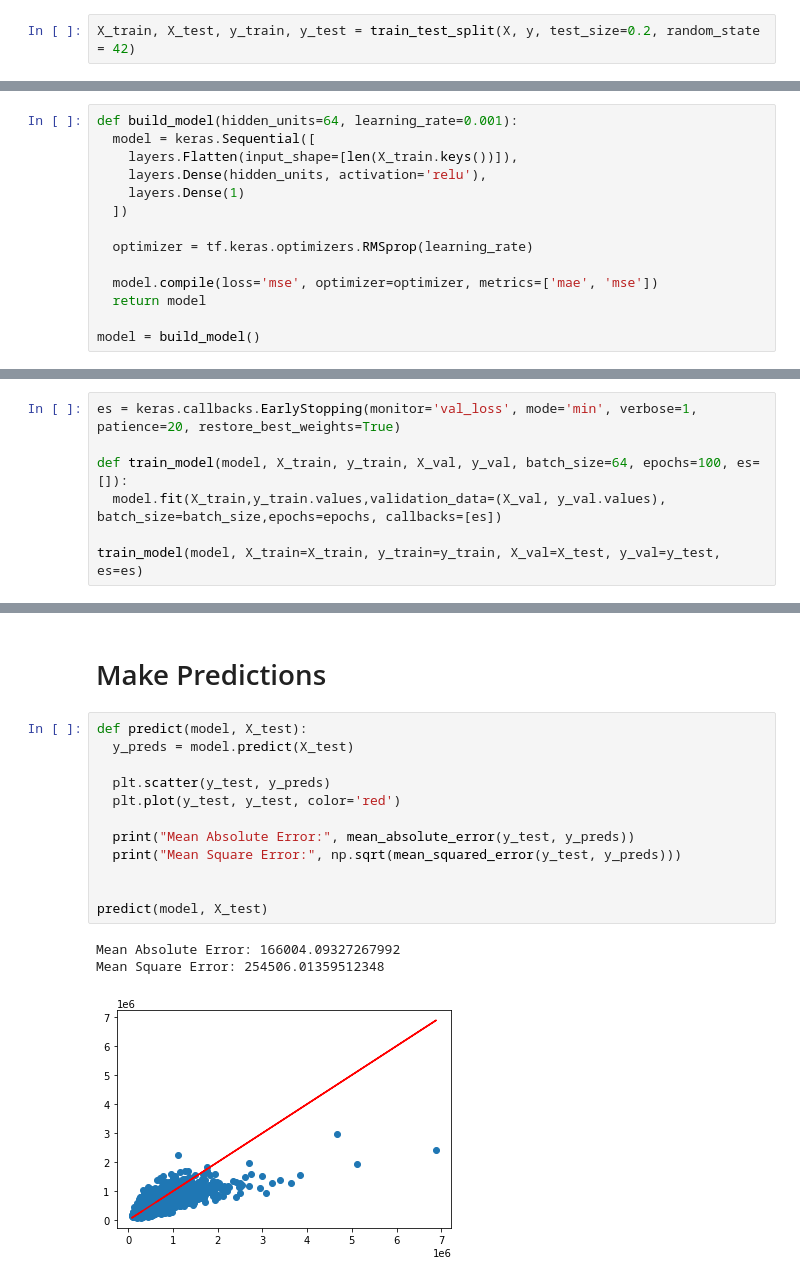
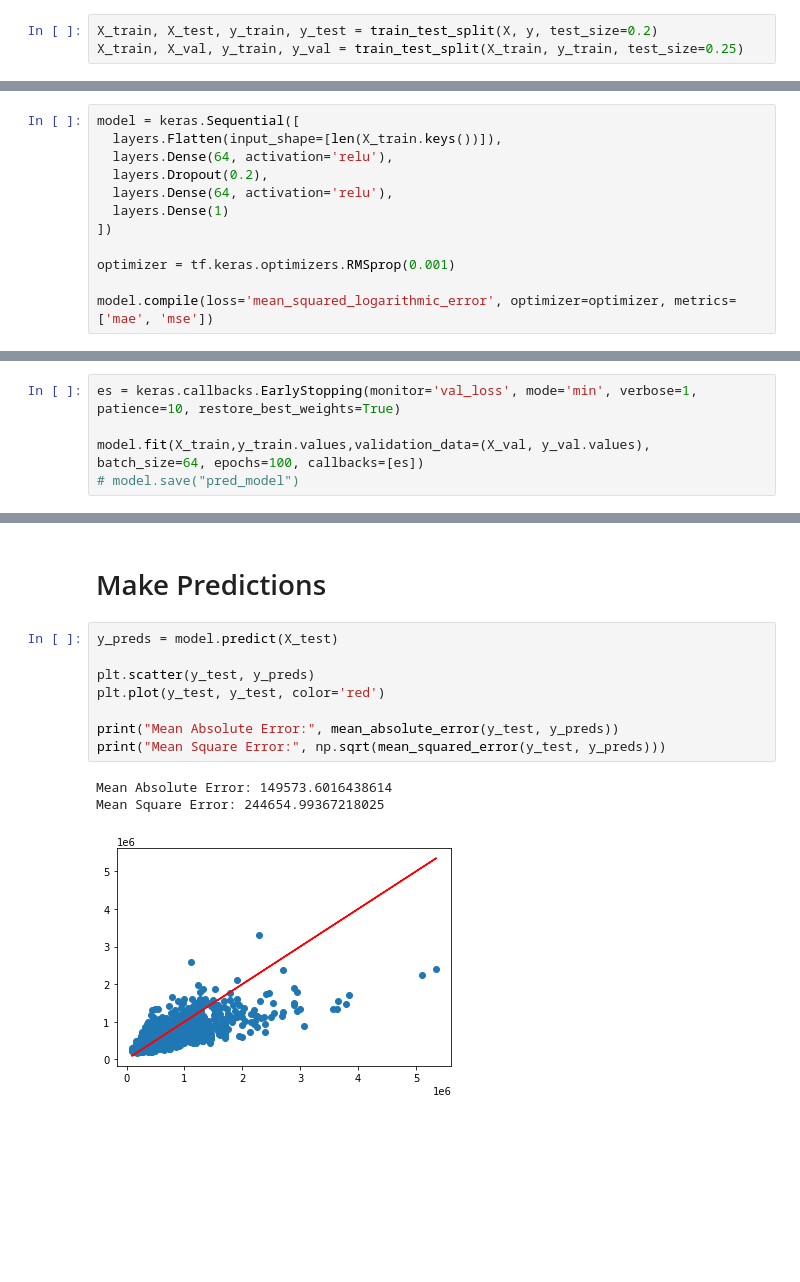
Before and after one commit to yordanovagabriela/neuralnetworks, a Jupyter notebook: House_Prices_Prediction_Task.ipynb, the cells around one changed output, grey strips where cells are left out. Cells and saved outputs as stored; diff of their text form; blank space fills up the shorter version.

```diff
--- a/House_Prices_Prediction_Task.ipynb
+++ b/House_Prices_Prediction_Task.ipynb
@@ -89,4 +83,5 @@ scaled_x = scaler.fit_transform(X)
 # %%
-X_train, X_test, y_train, y_test = train_test_split(X, y, test_size=0.2, random_state = 42)
+X_train, X_test, y_train, y_test = train_test_split(X, y, test_size=0.2)
+X_train, X_val, y_train, y_val = train_test_split(X_train, y_train, test_size=0.25)
 # %%
 print("Train set size:", X_train.shape[0])
@@ -97,27 +94,23 @@ Test set size: 4321
 # %% [markdown]
 # Build Model
 # %%
-def build_model(hidden_units=64, learning_rate=0.001):
-  model = keras.Sequential([
-    layers.Flatten(input_shape=[len(X_train.keys())]),
-    layers.Dense(hidden_units, activation='relu'),
-    layers.Dense(1)
-  ])
+model = keras.Sequential([
+  layers.Flatten(input_shape=[len(X_train.keys())]),
+  layers.Dense(64, activation='relu'),
+  layers.Dropout(0.2),
+  layers.Dense(64, activation='relu'),
+  layers.Dense(1)
+])
 
-  optimizer = tf.keras.optimizers.RMSprop(learning_rate)
+optimizer = tf.keras.optimizers.RMSprop(0.001)
 
-  model.compile(loss='mse', optimizer=optimizer, metrics=['mae', 'mse'])
-  return model
-
-model = build_model()
+model.compile(loss='mean_squared_logarithmic_error', optimizer=optimizer, metrics=['mae', 'mse'])
 # %% [markdown]
 # Train Model
 # %%
-es = keras.callbacks.EarlyStopping(monitor='val_loss', mode='min', verbose=1, patience=20, restore_best_weights=True)
+es = keras.callbacks.EarlyStopping(monitor='val_loss', mode='min', verbose=1, patience=10, restore_best_weights=True)
 
-def train_model(model, X_train, y_train, X_val, y_val, batch_size=64, epochs=100, es=[]):
-  model.fit(X_train,y_train.values,validation_data=(X_val, y_val.values), batch_size=batch_size,epochs=epochs, callbacks=[es])
-
-train_model(model, X_train=X_train, y_train=y_train, X_val=X_test, y_val=y_test, es=es)
+model.fit(X_train,y_train.values,validation_data=(X_val, y_val.values), batch_size=64, epochs=100, callbacks=[es])
+# model.save("pred_model")
 # %% [output]
 Epoch 1/100
@@ -154,18 +146,14 @@ plot_history(model)
 # %% [markdown]
 # Make Predictions
 # %%
-def predict(model, X_test):
-  y_preds = model.predict(X_test)
+y_preds = model.predict(X_test)
 
-  plt.scatter(y_test, y_preds)
-  plt.plot(y_test, y_test, color='red')
+plt.scatter(y_test, y_preds)
+plt.plot(y_test, y_test, color='red')
 
-  print("Mean Absolute Error:", mean_absolute_error(y_test, y_preds))
-  print("Mean Square Error:", np.sqrt(mean_squared_error(y_test, y_preds)))
-
-
-predict(model, X_test)
+print("Mean Absolute Error:", mean_absolute_error(y_test, y_preds))
+print("Mean Square Error:", np.sqrt(mean_squared_error(y_test, y_preds)))
 # %% [output]
-Mean Absolute Error: 166004.09327267992
-Mean Square Error: 254506.01359512348
+Mean Absolute Error: 149573.6016438614
+Mean Square Error: 244654.99367218025
-[figure, old version]
+[figure, new version]
```
Also changed, not shown: parts of 14 cells of this notebook.
